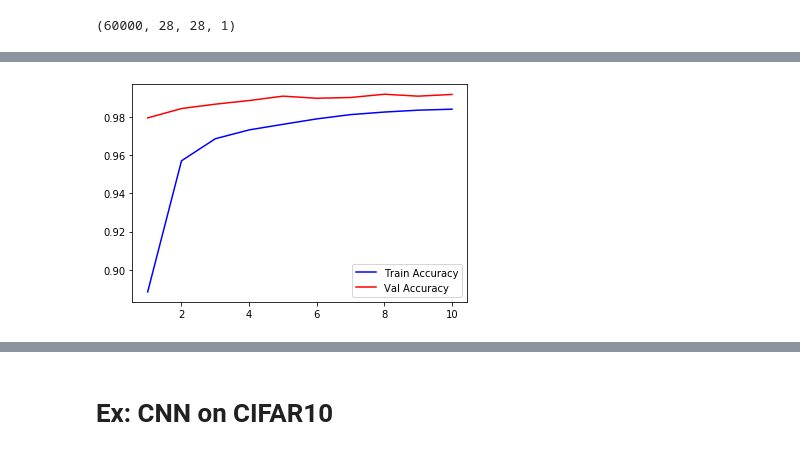
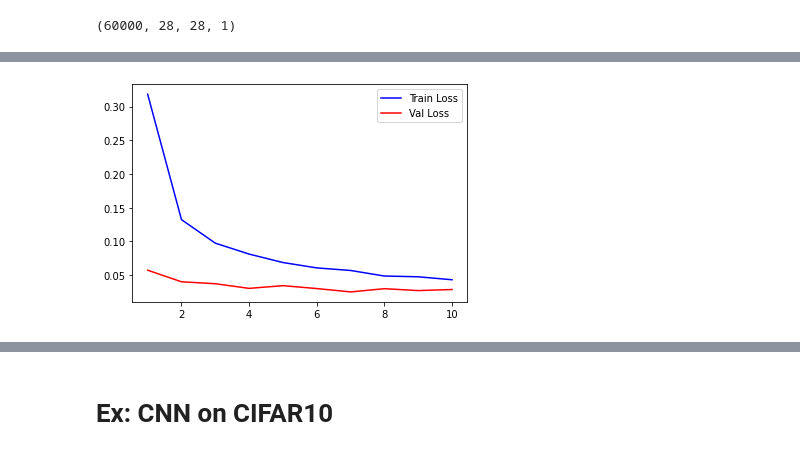
Before and after one commit to anqitu/KerasTraining, a Jupyter notebook: exercises/module4_cnn.ipynb, the cells around one changed output, grey strips where cells are left out. Cells and saved outputs as stored; diff of their text form; code cells hidden in the pictures.

```diff
--- a/exercises/module4_cnn.ipynb
+++ b/exercises/module4_cnn.ipynb
@@ -18,7 +11,11 @@ X_test = X_test/255
+# %%
+# Normalization
+x_train = x_train/255
+x_test = x_test/255
 # %%
 # X_train[0]
 # %%
 import numpy as np
-X_train = np.expand_dims(X_train, -1)
-X_test = np.expand_dims(X_test, -1)
+x_train = np.expand_dims(x_train, -1)
+x_test = np.expand_dims(x_test, -1)
 # %%
@@ -28,19 +25,19 @@ X_train.shape
 # %%
 # Step 2: Build the Model
 
-from keras.models import Sequential
-from keras.layers import Dense, Conv2D, MaxPooling2D, Flatten,Dropout
+from tensorflow.keras.models import Sequential
+from tensorflow.keras.layers import Dense, Conv2D, MaxPooling2D, Flatten, Dropout
 
 L1= 16
 L2 = 32
 L3 = 64
 
 model = Sequential()
-model.add(Conv2D(L1,(3,3),activation='relu',input_shape=(28,28,1),padding='same'))
+model.add(Conv2D(L1, (3,3), activation='relu', padding='same', input_shape=(28,28,1)))
 model.add(MaxPooling2D((2,2)))
 
-model.add(Conv2D(L2,(3,3),activation='relu',padding='same'))
-model.add(MaxPooling2D((2,2)))
+model.add(Conv2D(L2, 3, activation='relu', padding='same'))
+model.add(MaxPooling2D())
 
 model.add(Flatten())
 
@@ -94,7 +73,6 @@ WARNING:tensorflow:From /usr/local/lib/python3.6/dist-packages/keras/backend/ten
 # %%
 # Step 4 Train
-history = model.fit(X_train,y_train,
+history = model.fit(x_train,y_train,
                     epochs=10,
-                    shuffle = True,
-                    validation_data=(X_test,y_test))
+                    validation_data=(x_test,y_test))
 # %% [output]
@@ -127,13 +108,13 @@ loss, acc
 # %%
 import matplotlib.pyplot as plt
 
-acc = history.history['acc']
-val_acc = history.history['val_acc']
-epochs = range(1,len(acc)+1)
+loss = history.history['loss']
+val_loss = history.history['val_loss']
+epochs = range(1,len(loss)+1)
 
-plt.plot(epochs, acc,'b',label='Train Accuracy')
-plt.plot(epochs, val_acc,'r',label='Val Accuracy')
+plt.plot(epochs, loss,'b',label='Train Loss')
+plt.plot(epochs, val_loss,'r',label='Val Loss')
 plt.legend()
 plt.show()
 # %% [output]
-[figure, old version]
+[figure, new version]
```
Also changed, not shown: parts of 44 cells of this notebook, 7 other files.
